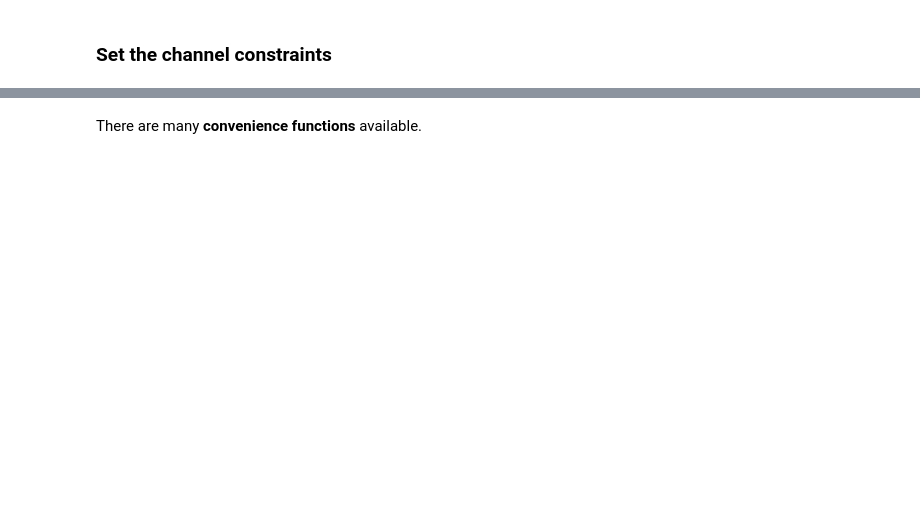
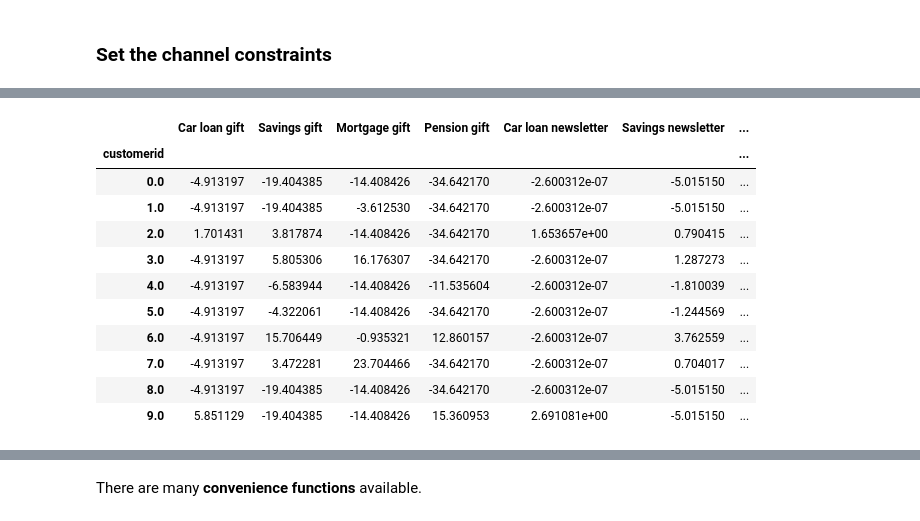
Before and after one commit to james-pearce/simu-late, a Jupyter notebook: tutorial-xlwings.ipynb, the cells around one changed output, grey strips where cells are left out. Saved outputs shown, nothing was run; the diff lists cells and outputs as text; code cells hidden in the pictures; blank space fills up the shorter version.

```diff
--- a/tutorial-xlwings.ipynb
+++ b/tutorial-xlwings.ipynb
@@ -117,0 +428,3 @@ for k in range(num_channels):
+# %%
+u_init = robjects.FloatVector(offers*0)
+r_out = stats.nlm(dual, p=u_init, pp=r_product_profit, offers=r_offers, print_level=1)
@@ -117,0 +449,9 @@ for k in range(num_channels):
+# %%
+r_u = r_out.rx('estimate')[0]
+# %%
+u = [r_u[i] for i in range(len(r_u))] # ugly way to convert
+# %%
+d = product_profit.sub(u)
+v = d.max(axis = 1)
+v[v<0] = 0
+ndx = np.argsort(-v)
@@ -117,0 +494,15 @@ for k in range(num_channels):
+# %%
+d.head(10)
+# %% [output]
+|  | Car loan gift | Savings gift | Mortgage gift | Pension gift | Car loan newsletter | Savings newsletter | ... |
+| customerid |  |  |  |  |  |  | ... |
+| 0.0 | -4.913197 | -19.404385 | -14.408426 | -34.642170 | -2.600312e-07 | -5.015150 | ... |
+| 1.0 | -4.913197 | -19.404385 | -3.612530 | -34.642170 | -2.600312e-07 | -5.015150 | ... |
+| 2.0 | 1.701431 | 3.817874 | -14.408426 | -34.642170 | 1.653657e+00 | 0.790415 | ... |
+| 3.0 | -4.913197 | 5.805306 | 16.176307 | -34.642170 | -2.600312e-07 | 1.287273 | ... |
+| 4.0 | -4.913197 | -6.583944 | -14.408426 | -11.535604 | -2.600312e-07 | -1.810039 | ... |
+| 5.0 | -4.913197 | -4.322061 | -14.408426 | -34.642170 | -2.600312e-07 | -1.244569 | ... |
+| 6.0 | -4.913197 | 15.706449 | -0.935321 | 12.860157 | -2.600312e-07 | 3.762559 | ... |
+| 7.0 | -4.913197 | 3.472281 | 23.704466 | -34.642170 | -2.600312e-07 | 0.704017 | ... |
+| 8.0 | -4.913197 | -19.404385 | -14.408426 | -34.642170 | -2.600312e-07 | -5.015150 | ... |
+| 9.0 | 5.851129 | -19.404385 | -14.408426 | 15.360953 | 2.691081e+00 | -5.015150 | ... |
```
Also changed, not shown: parts of 56 cells of this notebook, 3 other files.
